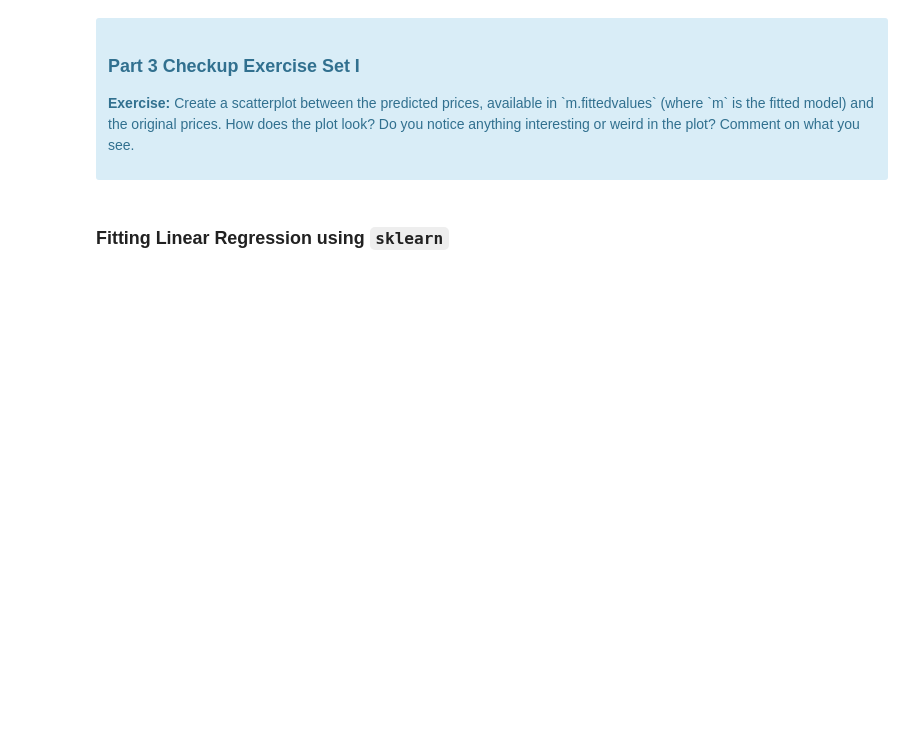
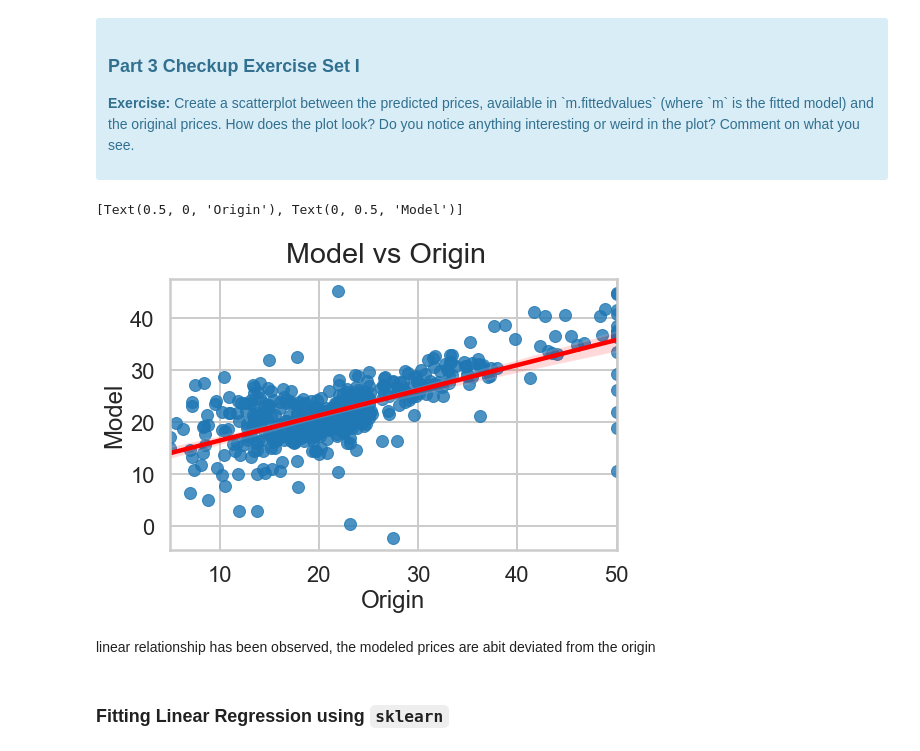
Before and after one commit to BinhKieu82/Springboard_NormProj, a Jupyter notebook: 11.4Boston_Housing_linear_regression/linear_regression/Mini_Project_Linear_Regression.ipynb, the cells around one changed output. Saved outputs shown, nothing was run; the diff lists cells and outputs as text; code cells hidden in the pictures; blank space fills up the shorter version.

```diff
--- a/11.4Boston_Housing_linear_regression/linear_regression/Mini_Project_Linear_Regression.ipynb
+++ b/11.4Boston_Housing_linear_regression/linear_regression/Mini_Project_Linear_Regression.ipynb
@@ -452,3 +450,14 @@ Let's see how our model actually fit our data. We can see below that there is a
+# %%
+# your turn
+fig, ax = plt.subplots(figsize=(8,5))
+fig.suptitle('Model vs Origin')
+sns.regplot(y=m.fittedvalues, x=bos.PRICE, fit_reg = True,line_kws={'color': 'red'})
+ax.set(xlabel='Origin', ylabel='Model')
+# %% [output]
+[Text(0.5, 0, 'Origin'), Text(0, 0.5, 'Model')]
+[figure, added]
+# %% [markdown]
+linear relationship has been observed, the modeled prices are abit deviated from the origin
 # %% [markdown]
 ### Fitting Linear Regression using `sklearn`
 # %%
```
Also changed, not shown: parts of 22 cells of this notebook.
